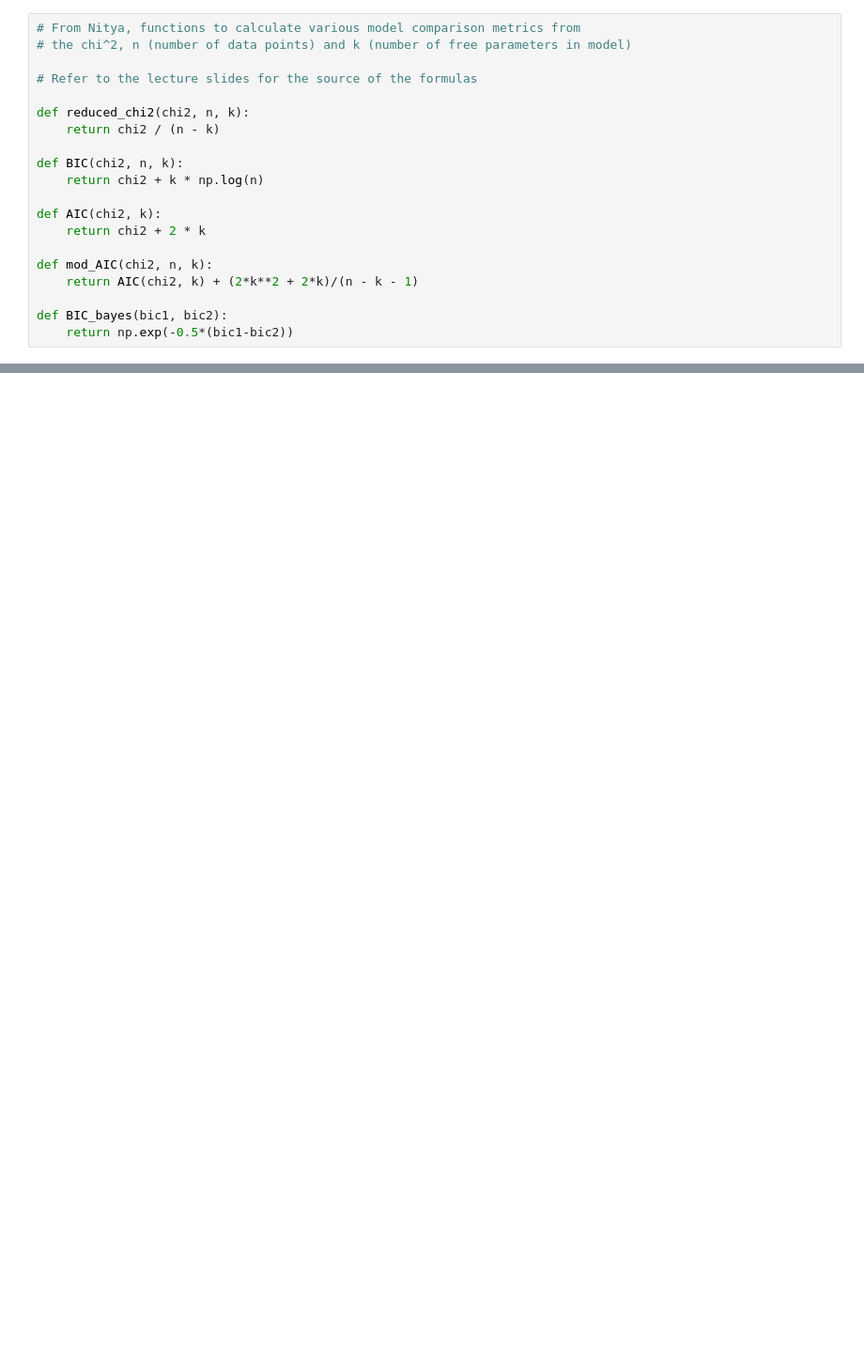
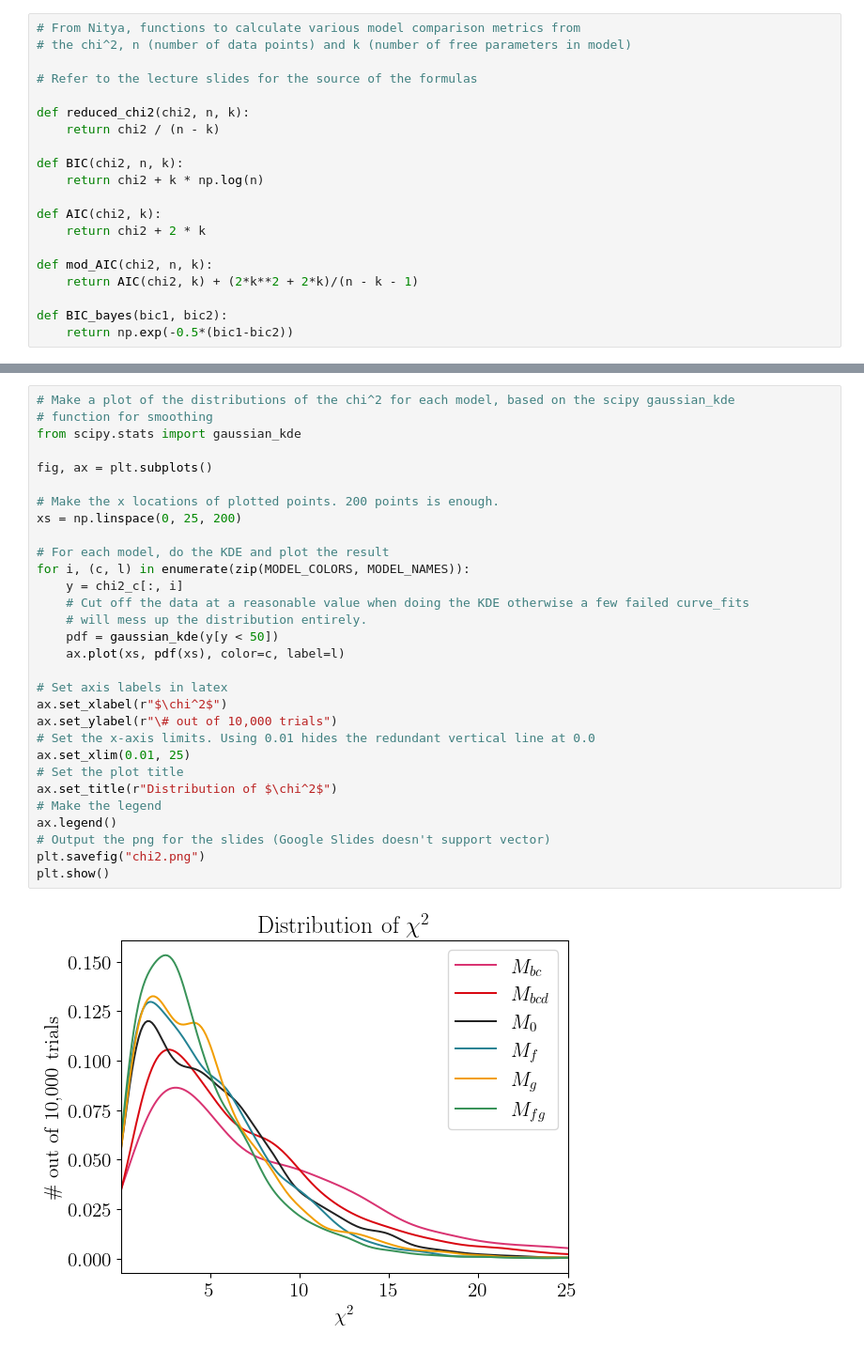
Before and after one commit to alchzh/astrostats, a Jupyter notebook: LAB4/LAB4.ipynb, the cells around one changed output, grey strips where cells are left out. Shown: that part at 94% size. Drawn from its saved outputs; the diff is of its cells as text; blank space fills up the shorter version.

```diff
--- a/LAB4/LAB4.ipynb
+++ b/LAB4/LAB4.ipynb
@@ -478,0 +570,32 @@ plt.show()
+# %%
+# Make a plot of the distributions of the chi^2 for each model, based on the scipy gaussian_kde
+# function for smoothing
+from scipy.stats import gaussian_kde
+
+fig, ax = plt.subplots()
+
+# Make the x locations of plotted points. 200 points is enough.
+xs = np.linspace(0, 25, 200)
+
+# For each model, do the KDE and plot the result
+for i, (c, l) in enumerate(zip(MODEL_COLORS, MODEL_NAMES)):
+    y = chi2_c[:, i]
+    # Cut off the data at a reasonable value when doing the KDE otherwise a few failed curve_fits
+    # will mess up the distribution entirely.
+    pdf = gaussian_kde(y[y < 50])
+    ax.plot(xs, pdf(xs), color=c, label=l)
+
+# Set axis labels in latex
+ax.set_xlabel(r"$\chi^2$")
+ax.set_ylabel(r"\# out of 10,000 trials")
+# Set the x-axis limits. Using 0.01 hides the redundant vertical line at 0.0
+ax.set_xlim(0.01, 25)
+# Set the plot title
+ax.set_title(r"Distribution of $\chi^2$")
+# Make the legend
+ax.legend()
+# Output the png for the slides (Google Slides doesn't support vector)
+plt.savefig("chi2.png")
+plt.show()
+# %% [output]
+[figure, added]
```
Also changed, not shown: parts of 20 cells of this notebook.
